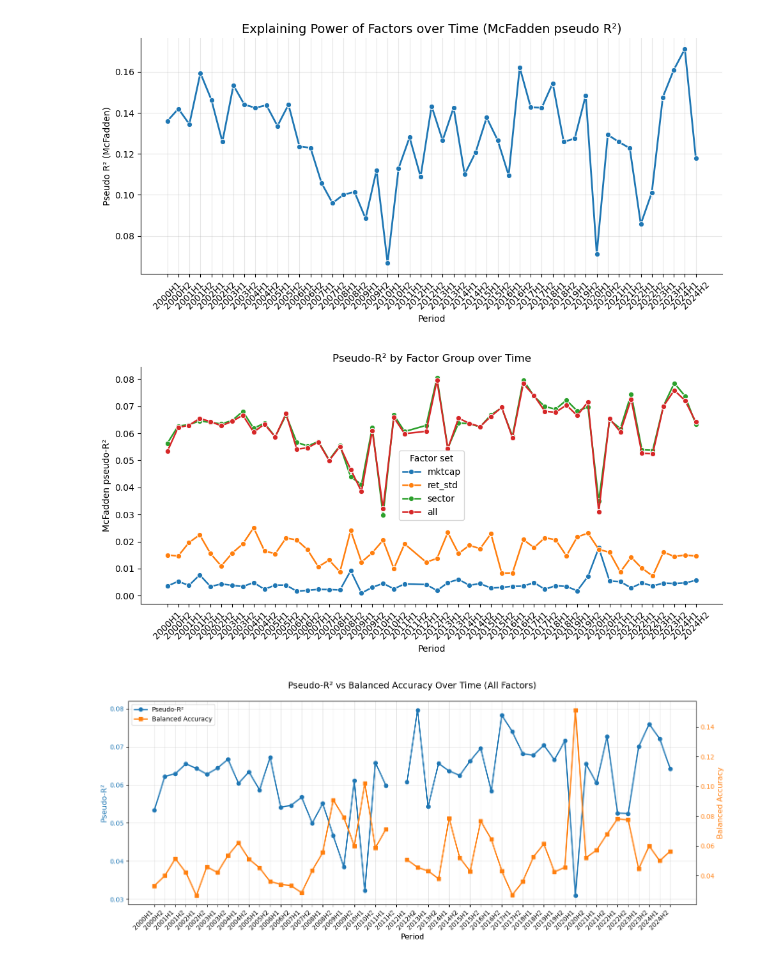
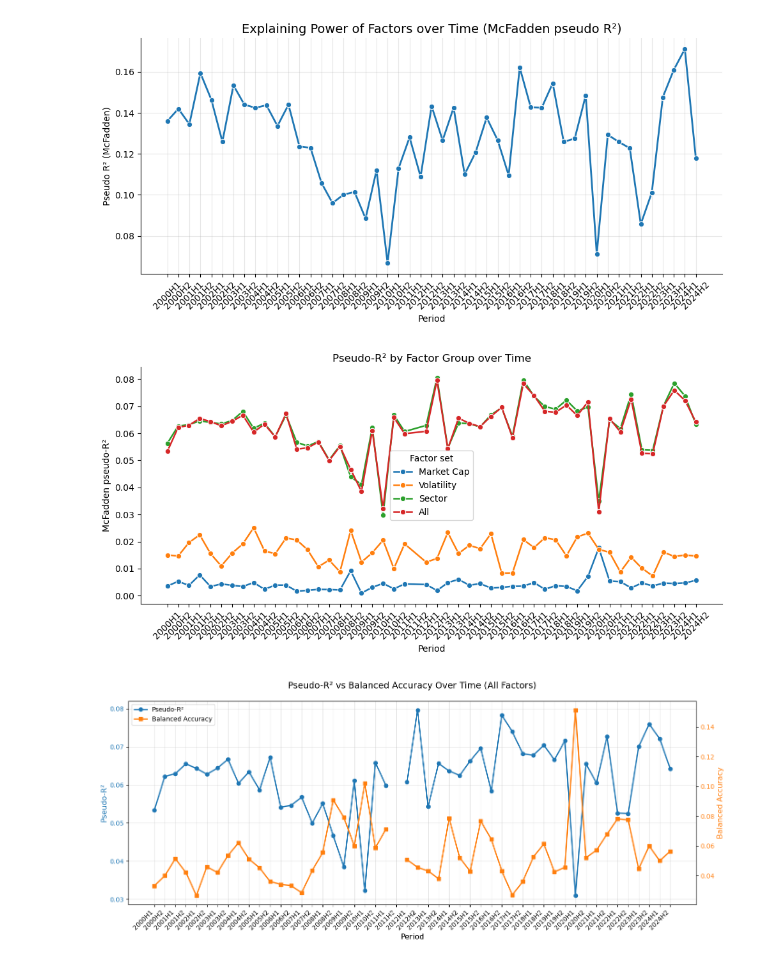
Before and after one commit to Ra20r/spectral-analysis, a Jupyter notebook: clustering.ipynb, the cells around one changed output. Cells and saved outputs as stored; diff of their text form; code cells hidden in the pictures.

Commit message:
fixed graph label

```diff
--- a/clustering.ipynb
+++ b/clustering.ipynb
@@ -508,19 +508,27 @@ for set_name, vars_ in factor_sets.items():
 
 res_df = pd.DataFrame(results)
 # %%
+label_map = {
+    'mktcap': 'Market Cap',
+    'ret_std': 'Volatility',
+    'sector': 'Sector',
+    'all': 'All'
+}
+res_df['model'] = res_df['model'].map(label_map)
+
 plt.figure(figsize=(10,5))
 sns.lineplot(data=res_df, x="period", y="pseudoR2", hue="model",
              marker="o", linewidth=1.8)
 plt.title("Pseudo‑R² by Factor Group over Time")
 plt.xticks(rotation=45)
 plt.ylabel("McFadden pseudo‑R²")
 plt.xlabel("Period")
 plt.legend(title="Factor set")
 sns.despine()
 plt.tight_layout()
 plt.show()
 # %% [output]
-[figure, old version]
+[figure, new version]
 # %%
 # Prepare data - focus on the "all" model
 all_model = res_df[res_df['model'] == 'all'].copy()
```
